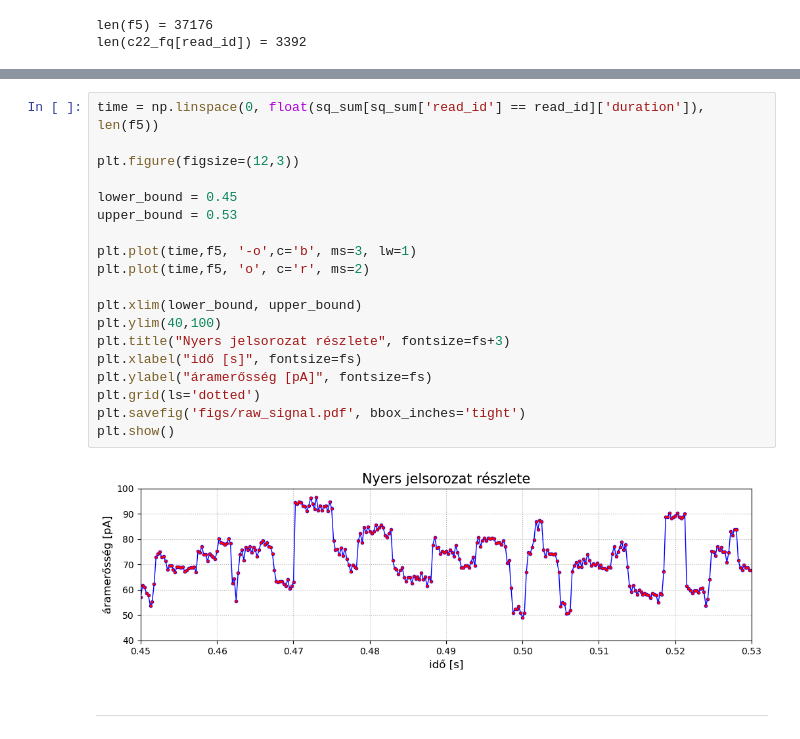
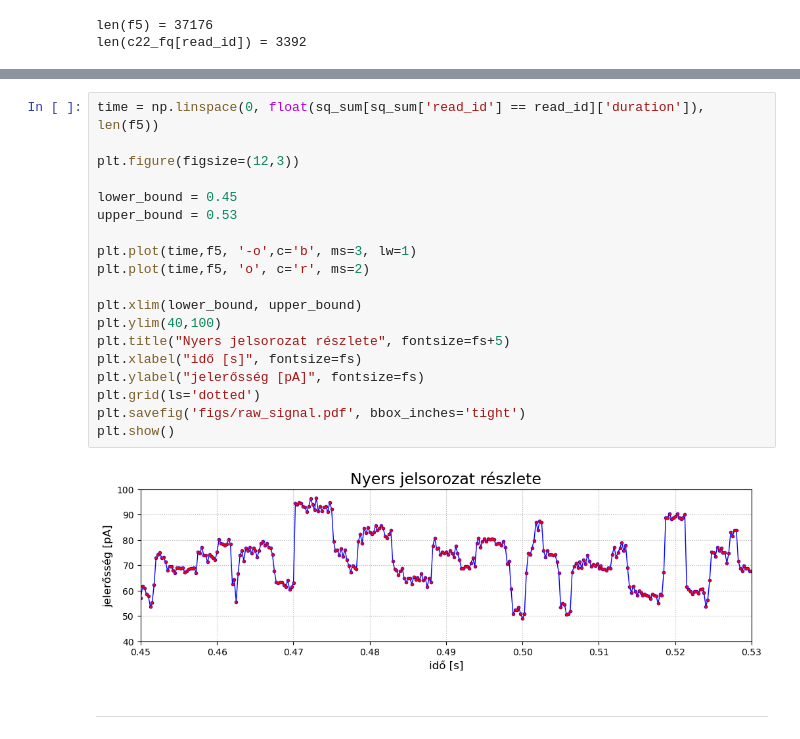
Before and after one commit to csabaiBio/rockfish, a Jupyter notebook: python_scripts/fast5_analysis.ipynb, the cells around one changed output, grey strips where cells are left out. Cells and saved outputs as stored; diff of their text form.

```diff
--- a/python_scripts/fast5_analysis.ipynb
+++ b/python_scripts/fast5_analysis.ipynb
@@ -95,24 +95,24 @@ sigma = -12.35 \pm 0.58
 # %%
 time = np.linspace(0, float(sq_sum[sq_sum['read_id'] == read_id]['duration']), len(f5))
 
 plt.figure(figsize=(12,3))
 
 lower_bound = 0.45
 upper_bound = 0.53
 
 plt.plot(time,f5, '-o',c='b', ms=3, lw=1)
 plt.plot(time,f5, 'o', c='r', ms=2)
 
 plt.xlim(lower_bound, upper_bound)
 plt.ylim(40,100)
-plt.title("Nyers jelsorozat részlete", fontsize=fs+3)
+plt.title("Nyers jelsorozat részlete", fontsize=fs+5)
 plt.xlabel("idő [s]", fontsize=fs)
-plt.ylabel("áramerősség [pA]", fontsize=fs)
+plt.ylabel("jelerősség [pA]", fontsize=fs)
 plt.grid(ls='dotted')
 plt.savefig('figs/raw_signal.pdf', bbox_inches='tight')
 plt.show()
 # %% [output]
-[figure, old version]
+[figure, new version]
 # %% [markdown]
 ---
 # %%
```
Also changed, not shown: parts of 4 cells of this notebook, 20 other files.
